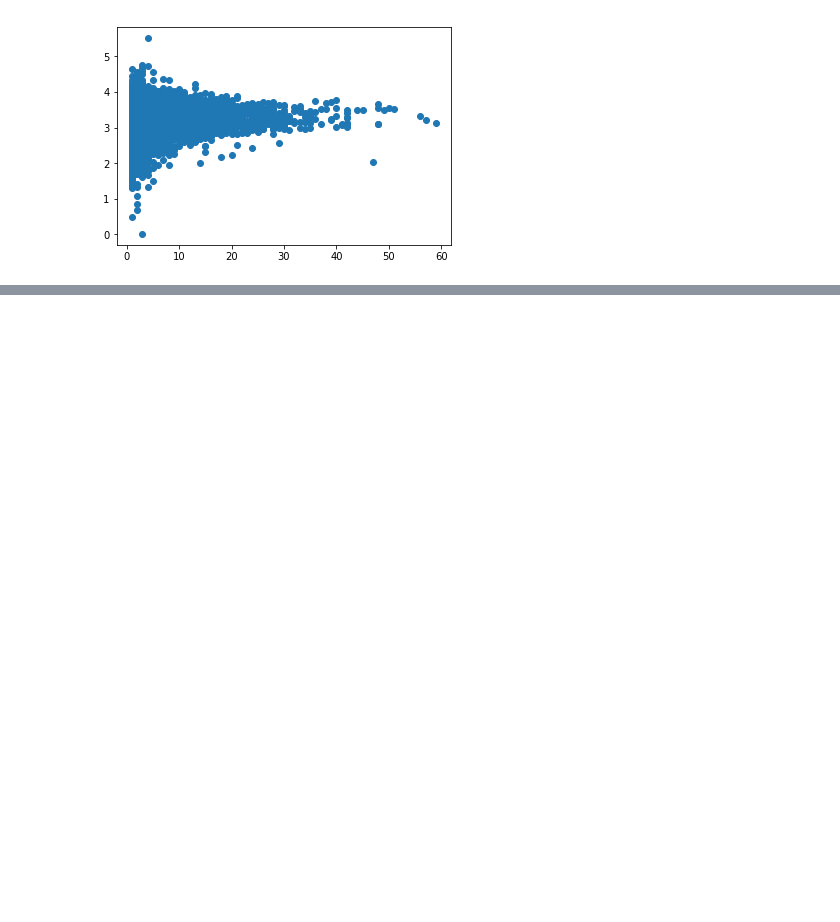
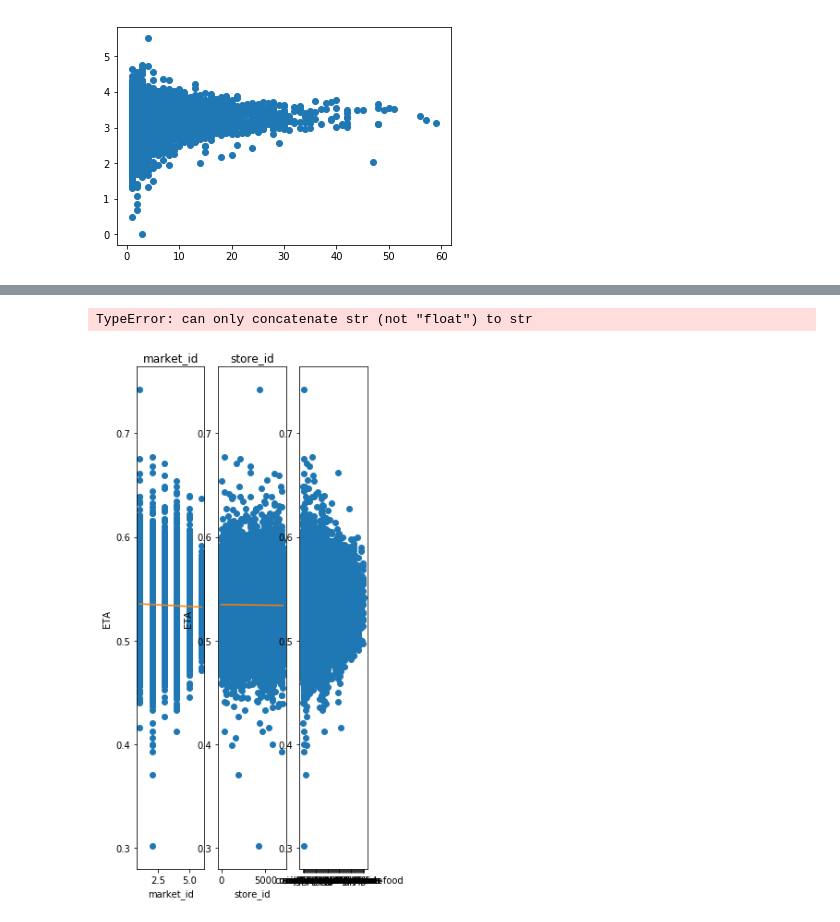
Before and after one commit to kedarnath6970/delivery_prediction, a Jupyter notebook: preprocessing.ipynb, the cells around one changed output, grey strips where cells are left out. Saved outputs shown, nothing was run; the diff lists cells and outputs as text; code cells hidden in the pictures; blank space fills up the shorter version.

```diff
--- a/preprocessing.ipynb
+++ b/preprocessing.ipynb
@@ -144,0 +174,19 @@ plt.show()
+# %%
+features = ['total_items', 'total_onshift_dashers',
+            'total_busy_dashers', 'total_outstanding_orders',
+            'ordered_hour', 'total_items', 'num_distinct_items']
+
+scaled_features = ['subtotal', 'min_item_price', 'max_item_price',
+                  'estimated_order_place_duration', 'estimated_store_to_consumer_driving_duration']
+
+train = train[~train.isin([np.nan, 'NaN', np.inf, -np.inf]).any(1)]
+ETA = np.log10(train['ETA'])
+
+from sklearn.preprocessing import StandardScaler
+
+scaled_data = train[scaled_features]
+feature_data = pd.DataFrame(StandardScaler().fit_transform(scaled_data),
+                                columns=scaled_features)
+new_index = feature_data.index
+non_scaled_data = train[features]
+non_scaled_data.reindex(new_index)
@@ -144,0 +207,5 @@ plt.show()
+# %%
+vs.plotWithRegressionLine(feature_data, np.log10(ETA), 'ETA', train)
+# %% [output]
+TypeError: can only concatenate str (not "float") to str
+[figure, added]
```
Also changed, not shown: parts of 13 cells of this notebook, 1 other file.
